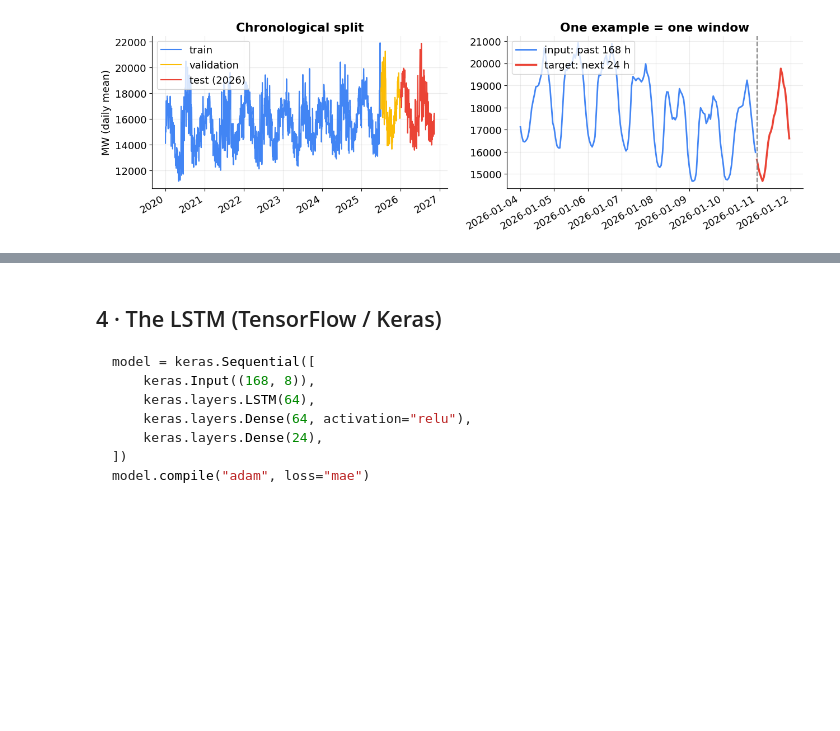
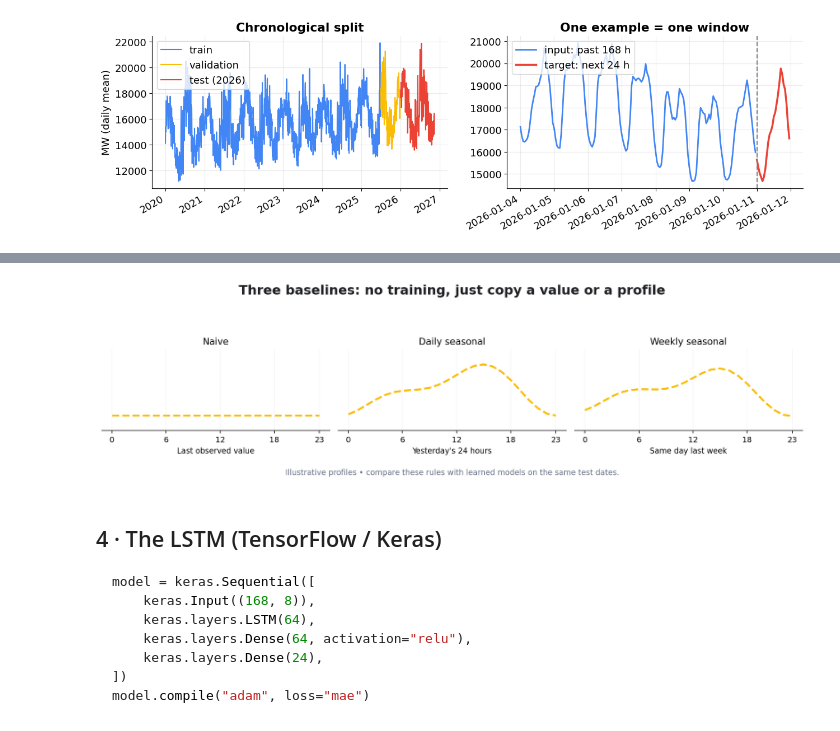
Before and after one commit to FarahHammamii/devFest_Sherbrooke_Time_Series, a Jupyter notebook: notebooks/DevFest2026_Forecasting_Demo.ipynb, the cells around one changed output, grey strips where cells are left out. Cells and saved outputs as stored; diff of their text form; code cells hidden in the pictures; blank space fills up the shorter version.

````diff
--- a/notebooks/DevFest2026_Forecasting_Demo.ipynb
+++ b/notebooks/DevFest2026_Forecasting_Demo.ipynb
@@ -98,3 +187,17 @@ fig.autofmt_xdate(); plt.show()
+# %%
+#@title Forecasting baselines — no training
+fig, ax = plt.subplots(1,3,figsize=(13,3.6),dpi=135)
+fig.patch.set_facecolor("white")
+fig.suptitle("Three baselines: no training, just copy a value or a profile",fontsize=17,fontweight="bold",color=INK,y=.98)
+h=np.arange(24); sample=15+2*np.sin((h-7)*2*np.pi/24)+.9*np.sin((h-13)*4*np.pi/24)
+for a,title,source,forecast in zip(ax,["Naive","Daily seasonal","Weekly seasonal"],["Last observed value","Yesterday's 24 hours","Same day last week"],[np.repeat(sample[-1],24),sample,sample+.4*np.cos(h/5)]):
+    a.plot(h,forecast,color=GOLD,lw=2.5,ls="--",label="Copied forecast")
+    a.set(title=title,xlabel=source,xticks=[0,6,12,18,23],ylim=(11,19)); a.set_yticks([]); a.grid(alpha=.15)
+    a.spines[['top','right','left']].set_visible(False)
+fig.text(.5,.02,"Illustrative profiles • compare these rules with learned models on the same test dates.",ha="center",fontsize=10,color=GRAY)
+fig.tight_layout(rect=[0,.08,1,.86]); plt.show()
+# %% [output]
+[figure, added]
 # %% [markdown]
 ## 4 · The LSTM (TensorFlow / Keras)
 ```python
````
Also changed, not shown: parts of 7 cells of this notebook.
